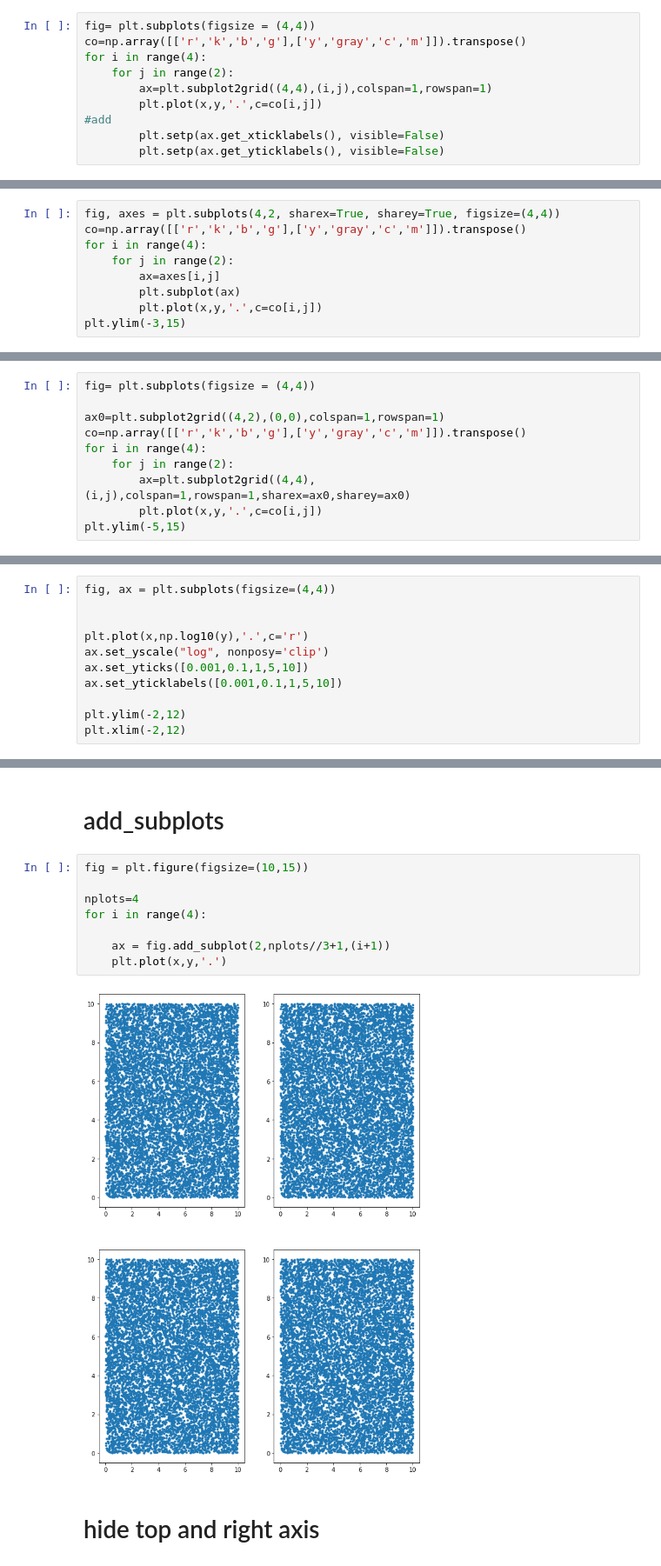
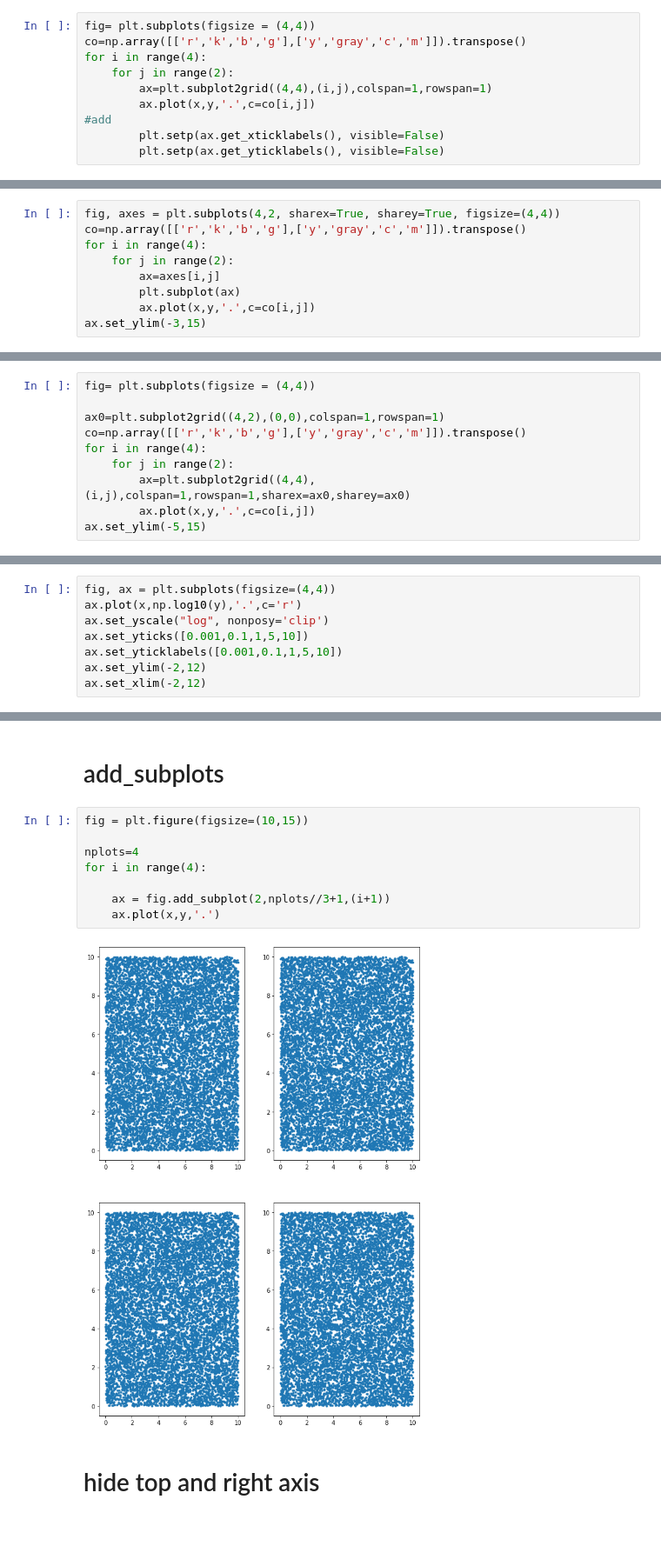
Before and after one commit to juliaroquette/pythonexamples, a Jupyter notebook: MultiplePlots.ipynb, the cells around one changed output, grey strips where cells are left out. Shown at 87% size. Cells and saved outputs as stored; diff of their text form; blank space fills up the shorter version.

Commit message:
Updates on Plots and distributions

```diff
--- a/MultiplePlots.ipynb
+++ b/MultiplePlots.ipynb
@@ -212,7 +214,7 @@ co=np.array([['r','k','b','g'],['y','gray','c','m']]).transpose()
 for i in range(4):
     for j in range(2):
         ax=plt.subplot2grid((4,4),(i,j),colspan=1,rowspan=1)
-        plt.plot(x,y,'.',c=co[i,j])
+        ax.plot(x,y,'.',c=co[i,j])
 #add
         plt.setp(ax.get_xticklabels(), visible=False)
         plt.setp(ax.get_yticklabels(), visible=False)
@@ -251,8 +253,8 @@ for i in range(4):
     for j in range(2):
         ax=axes[i,j]
         plt.subplot(ax)
-        plt.plot(x,y,'.',c=co[i,j])
-plt.ylim(-3,15)
+        ax.plot(x,y,'.',c=co[i,j])
+ax.set_ylim(-3,15)
 # %% [output]
 (-3, 15)
 [figure]
@@ -268,8 +270,8 @@ co=np.array([['r','k','b','g'],['y','gray','c','m']]).transpose()
 for i in range(4):
     for j in range(2):
         ax=plt.subplot2grid((4,4),(i,j),colspan=1,rowspan=1,sharex=ax0,sharey=ax0)
-        plt.plot(x,y,'.',c=co[i,j])
-plt.ylim(-5,15)
+        ax.plot(x,y,'.',c=co[i,j])
+ax.set_ylim(-5,15)
 # %% [output]
 (-5, 15)
 [figure]
@@ -347,13 +341,10 @@ Invalid limit will be ignored.
 # %%
 fig, ax = plt.subplots(figsize=(4,4))
-
-
-plt.plot(x,np.log10(y),'.',c='r')
+ax.plot(x,np.log10(y),'.',c='r')
 ax.set_yscale("log", nonposy='clip')
 ax.set_yticks([0.001,0.1,1,5,10])
 ax.set_yticklabels([0.001,0.1,1,5,10])
-
-plt.ylim(-2,12)
-plt.xlim(-2,12)
+ax.set_ylim(-2,12)
+ax.set_xlim(-2,12)
 # %% [output]
 Invalid limit will be ignored.
@@ -365,13 +355,13 @@ Invalid limit will be ignored.
 # %%
 fig = plt.figure(figsize=(10,15))
 
 nplots=4
 for i in range(4):
 
     ax = fig.add_subplot(2,nplots//3+1,(i+1))
-    plt.plot(x,y,'.')
+    ax.plot(x,y,'.')
 # %% [output]
-[figure, old version]
+[figure, new version]
 # %% [markdown]
 # hide top and right axis
 # %%
```
Also changed, not shown: parts of 35 cells of this notebook, 1 other file.
